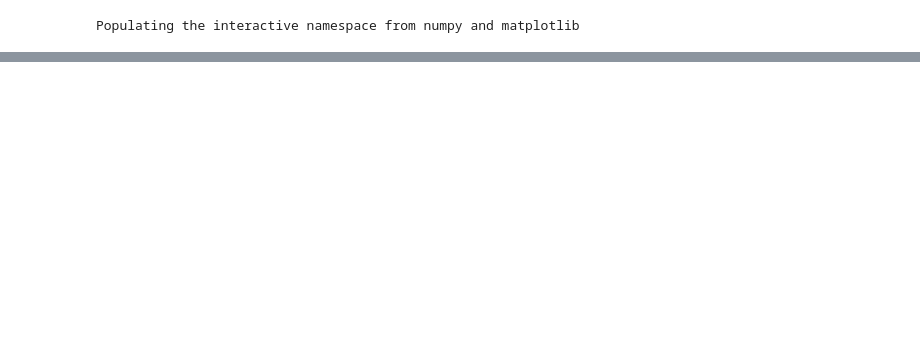
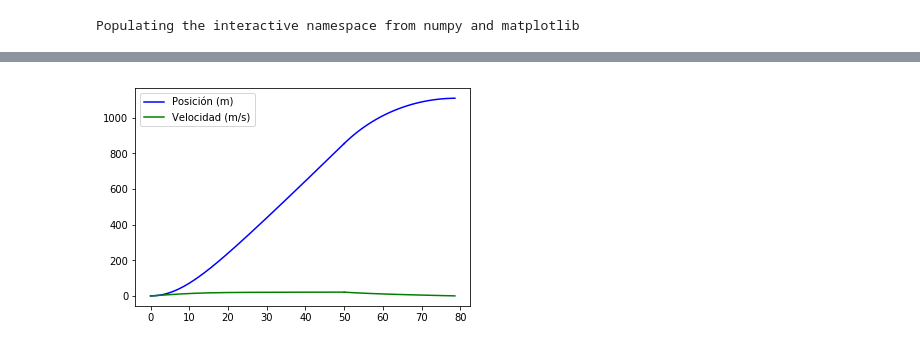
Before and after one commit to nvalencia/Herramientas-Computacionales-IMEC3602, a Jupyter notebook: Talleres/Taller 2/Taller 2.ipynb, the cells around one changed output, grey strips where cells are left out. Saved outputs shown, nothing was run; the diff lists cells and outputs as text; code cells hidden in the pictures; blank space fills up the shorter version.

```diff
--- a/Talleres/Taller 2/Taller 2.ipynb
+++ b/Talleres/Taller 2/Taller 2.ipynb
@@ -25,0 +202,9 @@ def omega(V):
+# %%
+plt.plot(t,sol[:,0],'b',label='Posición (m)')
+plt.plot(t,sol[:,1],'g',label='Velocidad (m/s)')
+plt.plot(tiempofrenado,posicionfreno,'b')
+plt.legend(loc='best')
+plt.plot(tiempofrenado,frenado,'g')
+plt.show()
+# %% [output]
+[figure, added]
```
Also changed, not shown: parts of 21 cells of this notebook.
